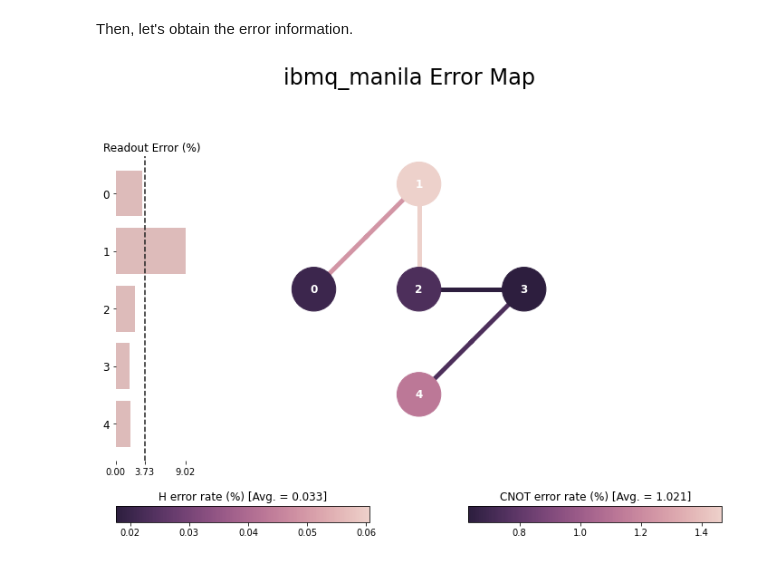
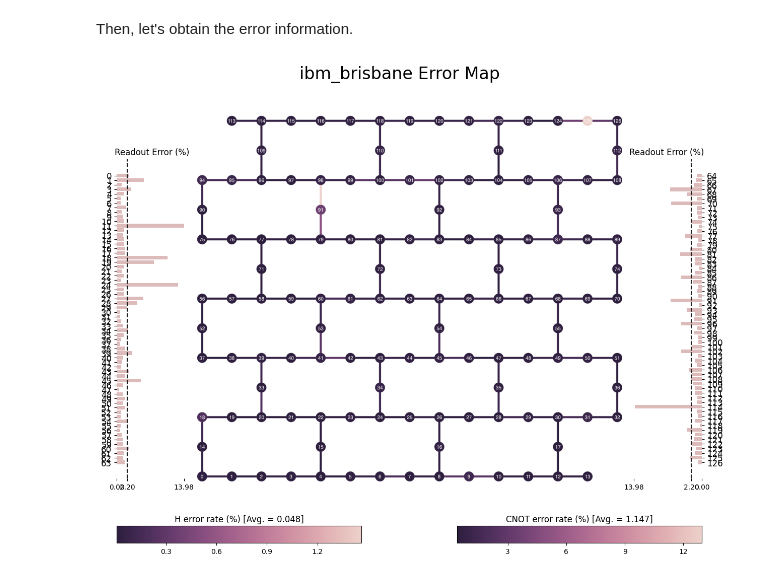
Before and after one commit to EmilianoG-byte/qiskit-bootcamp-2024, a Jupyter notebook: Module-3-Lecture.ipynb, the cells around one changed output. Saved outputs shown, nothing was run; the diff lists cells and outputs as text; code cells hidden in the pictures.

```diff
--- a/Module-3-Lecture.ipynb
+++ b/Module-3-Lecture.ipynb
@@ -162,3 +139,6 @@ Now let's see a more conveninent way of checking which machines are available to
 # %%
-import qiskit.tools.jupyter
-%qiskit_backend_overview
+from qiskit_ibm_runtime import QiskitRuntimeService
+
+service = QiskitRuntimeService(
+    channel="ibm_quantum",
+    token="<IBM-TOKEN>")
@@ -167,3 +151,5 @@ VBox(children=(HTML(value="<h2 style ='color:#ffffff; background-color:#000000;p
+# %%
+real_backend = service.backend("ibm_brisbane")
 # %% [markdown]
 That already gives us a good overview, but what if we required more specific information about the couplings within the chip and their specific specs. Error rates depend very much on fabrication, and even within the same chip we can have different two qubit gate error rates between different qubits. When running experiments on real devices, it's always good practice to get as much information about the chip you will be using and use the two qubits with lowest error rates if it's possible.
 
@@ -177,6 +163,8 @@ plot_gate_map(backend, plot_directed=True)
 # %% [markdown]
 Then, let's obtain the error information.
 # %%
-plot_error_map(backend)
+from qiskit.visualization import plot_error_map
+
+plot_error_map(real_backend)
 # %% [output]
-[figure, old version]
+[figure, new version]
```
Also changed, not shown: parts of 32 cells of this notebook, 4 other files.
